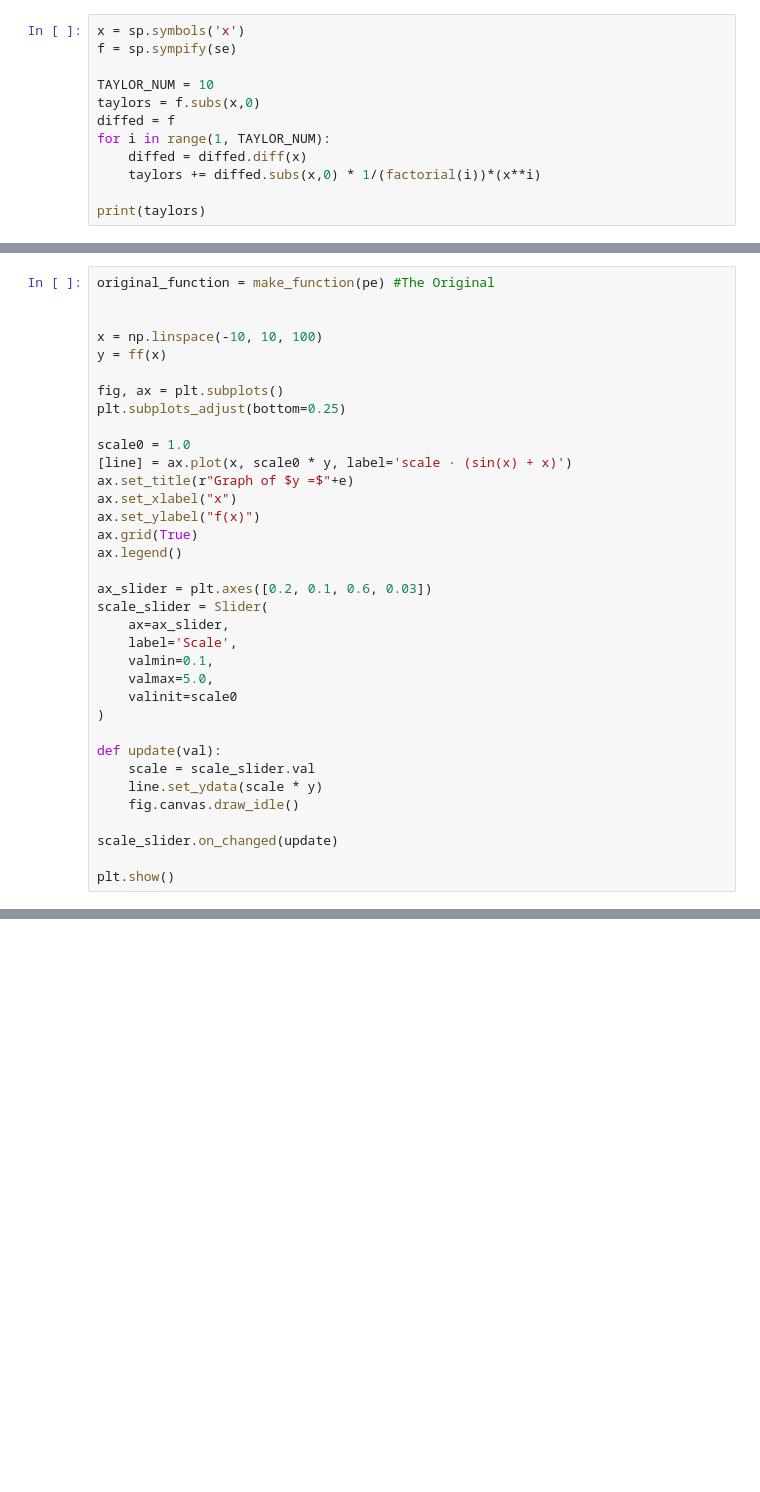
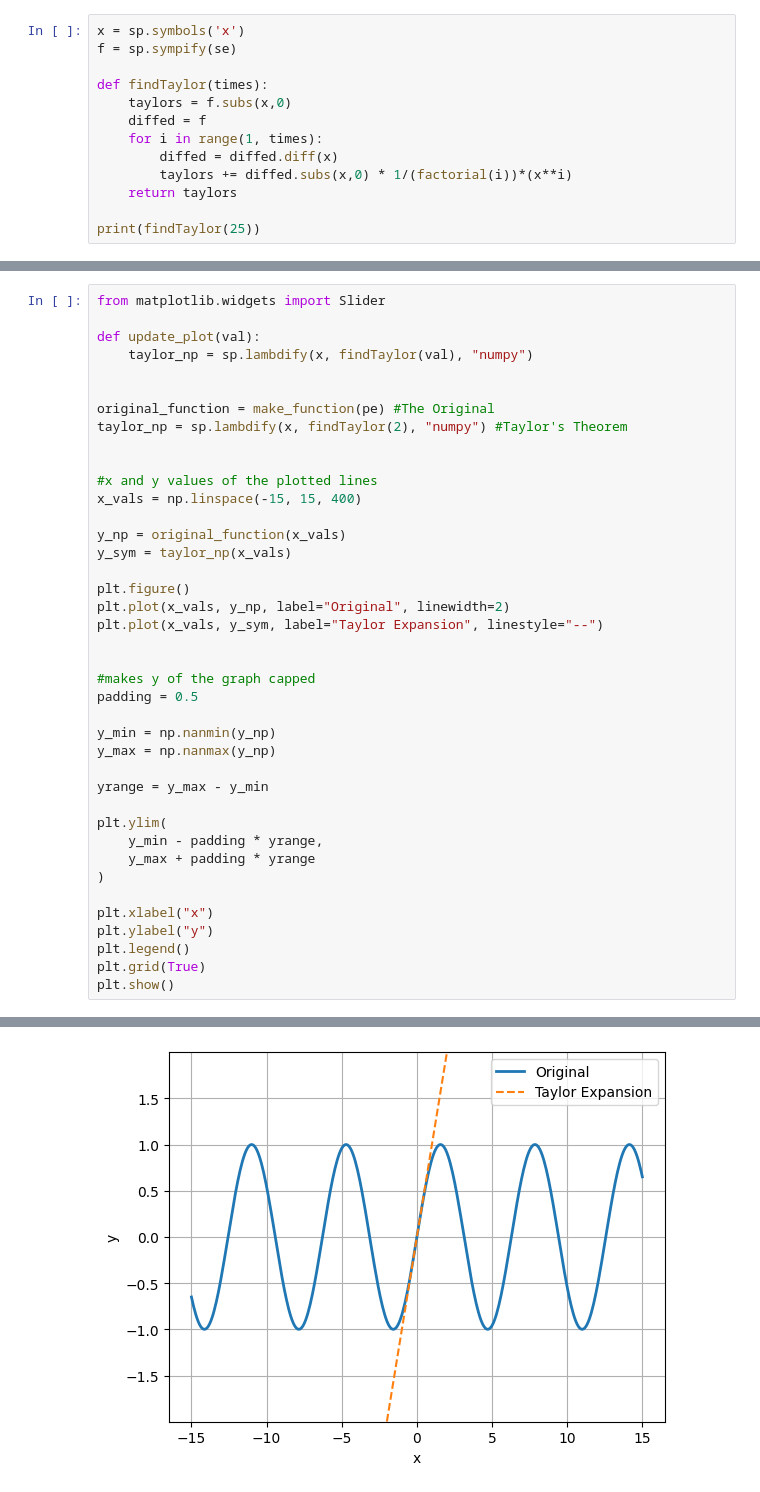
Before and after one commit to Trumbubble/Taylors_Formula_Simulation, a Jupyter notebook: Taylors_Formula_Sim.ipynb, the cells around one changed output, grey strips where cells are left out. Saved outputs shown, nothing was run; the diff lists cells and outputs as text; blank space fills up the shorter version.

Commit message:
Graph Taylor Expansion and Original

```diff
--- a/Taylors_Formula_Sim.ipynb
+++ b/Taylors_Formula_Sim.ipynb
@@ -52,12 +48,13 @@ sin(x)+tan(x**2)
 x = sp.symbols('x')
 f = sp.sympify(se)
 
-TAYLOR_NUM = 10
-taylors = f.subs(x,0)
-diffed = f
-for i in range(1, TAYLOR_NUM):
-    diffed = diffed.diff(x)
-    taylors += diffed.subs(x,0) * 1/(factorial(i))*(x**i)
+def findTaylor(times):
+    taylors = f.subs(x,0)
+    diffed = f
+    for i in range(1, times):
+        diffed = diffed.diff(x)
+        taylors += diffed.subs(x,0) * 1/(factorial(i))*(x**i)
+    return taylors
 
-print(taylors)
+print(findTaylor(25))
 # %% [output]
@@ -65,36 +62,41 @@ x**9/362880 - x**7/5040 + x**6/3 + x**5/120 - x**3/6 + x**2 + x
 # %%
-original_function = make_function(pe) #The Original
+from matplotlib.widgets import Slider
+
+def update_plot(val):
+    taylor_np = sp.lambdify(x, findTaylor(val), "numpy")
 
 
-x = np.linspace(-10, 10, 100)
-y = ff(x)
+original_function = make_function(pe) #The Original
+taylor_np = sp.lambdify(x, findTaylor(2), "numpy") #Taylor's Theorem
 
-fig, ax = plt.subplots()
-plt.subplots_adjust(bottom=0.25)
 
-scale0 = 1.0
-[line] = ax.plot(x, scale0 * y, label='scale · (sin(x) + x)')
-ax.set_title(r"Graph of $y =$"+e)
-ax.set_xlabel("x")
-ax.set_ylabel("f(x)")
-ax.grid(True)
-ax.legend()
+#x and y values of the plotted lines
+x_vals = np.linspace(-15, 15, 400)
 
-ax_slider = plt.axes([0.2, 0.1, 0.6, 0.03])
-scale_slider = Slider(
-    ax=ax_slider,
-    label='Scale',
-    valmin=0.1,
-    valmax=5.0,
-    valinit=scale0
+y_np = original_function(x_vals)
+y_sym = taylor_np(x_vals)
+
+plt.figure()
+plt.plot(x_vals, y_np, label="Original", linewidth=2)
+plt.plot(x_vals, y_sym, label="Taylor Expansion", linestyle="--")
+
+
+#makes y of the graph capped
+padding = 0.5
+
+y_min = np.nanmin(y_np)
+y_max = np.nanmax(y_np)
+
+yrange = y_max - y_min
+
+plt.ylim(
+    y_min - padding * yrange,
+    y_max + padding * yrange
 )
 
-def update(val):
-    scale = scale_slider.val
-    line.set_ydata(scale * y)
-    fig.canvas.draw_idle()
-
-scale_slider.on_changed(update)
-
+plt.xlabel("x")
+plt.ylabel("y")
+plt.legend()
+plt.grid(True)
 plt.show()
 # %% [output]
@@ -101,0 +103 @@ SympifyError: SympifyError: "cannot sympify object of type <class 'function'>"
+[figure, added]
```
Also changed, not shown: parts of 4 cells of this notebook, 1 other file.
